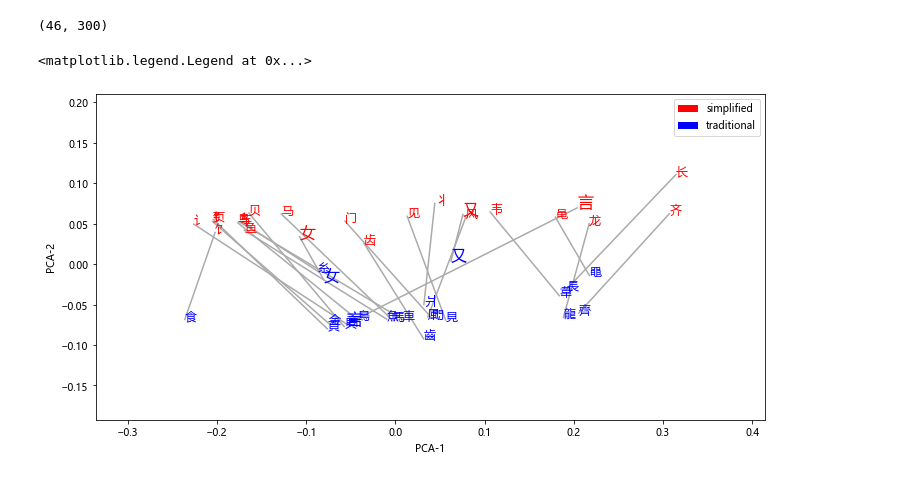
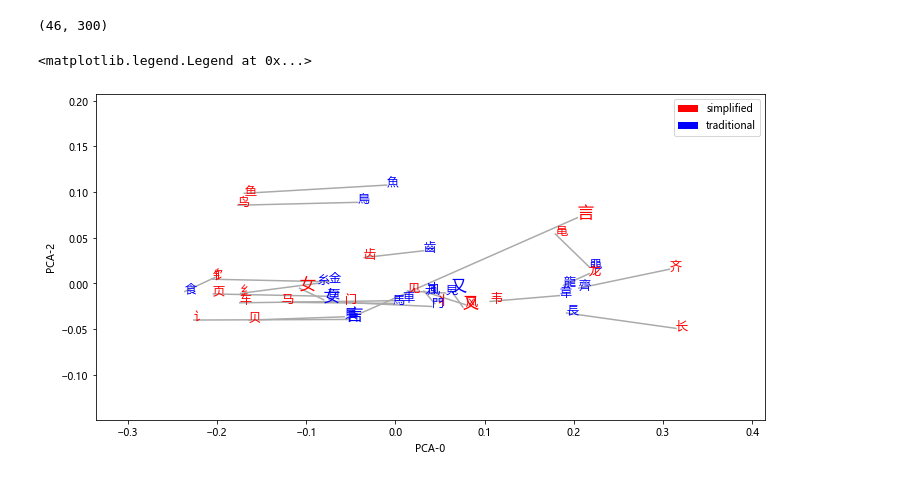
Before and after one commit to seantyh/CompoTree, a Jupyter notebook: etc/10.11.compo-matrix.ipynb, the cells around one changed output. Drawn from its saved outputs; the diff is of its cells as text; code cells hidden in the pictures.

```diff
--- a/etc/10.11.compo-matrix.ipynb
+++ b/etc/10.11.compo-matrix.ipynb
@@ -264,36 +264,38 @@ roi_vectors.shape
 (46, 300)
 # %%
 from sklearn.decomposition import PCA
-roi_pca = PCA(2)
+roi_pca = PCA(3)
 roi_2d = roi_pca.fit_transform(roi_vectors)
 # %%
 import matplotlib.pyplot as plt
 plt.rcParams["font.family"] = "Microsoft YaHei"
 plt.figure(figsize=(12,6))
 idx_iter = iter(range(len(rois)))
+dim_x = 0
+dim_y = 2
 for s_idx, t_idx in zip(*([idx_iter]*2)):
     s_compo = rois[s_idx].split("_")[0]
     t_compo = rois[t_idx].split("_")[0]
 
     text_args = dict(fontsize=12)
     if (rois[s_idx], rois[t_idx]) in targets:
         text_args["fontsize"]=16
 
-    plt.text(roi_2d[s_idx, 0], roi_2d[s_idx, 1],
+    plt.text(roi_2d[s_idx, dim_x], roi_2d[s_idx, dim_y],
              s_compo, color="red", **text_args)
-    plt.text(roi_2d[t_idx, 0], roi_2d[t_idx, 1],
+    plt.text(roi_2d[t_idx, dim_x], roi_2d[t_idx, dim_y],
              t_compo, color="blue", **text_args)
-    plt.plot(roi_2d[[s_idx, t_idx], 0], roi_2d[[s_idx, t_idx], 1], color='#AAAAAA')
+    plt.plot(roi_2d[[s_idx, t_idx], dim_x], roi_2d[[s_idx, t_idx], dim_y], color='#AAAAAA')
 coord_max = roi_2d.max(axis=0)+0.1
 coord_min = roi_2d.min(axis=0)-0.1
-plt.xlim(coord_min[0], coord_max[0])
-plt.ylim(coord_min[1], coord_max[1])
-plt.xlabel("PCA-1")
-plt.ylabel("PCA-2")
+plt.xlim(coord_min[dim_x], coord_max[dim_x])
+plt.ylim(coord_min[dim_y], coord_max[dim_y])
+plt.xlabel(f"PCA-{dim_x}")
+plt.ylabel(f"PCA-{dim_y}")
 from matplotlib.patches import Patch
 h_legends = [Patch(facecolor="red", label="simplified"),
              Patch(facecolor="blue", label="traditional")]
 plt.legend(handles=h_legends, loc="upper right")
 # %% [output]
 <matplotlib.legend.Legend at 0x...>
-[figure, old version]
+[figure, new version]
```
